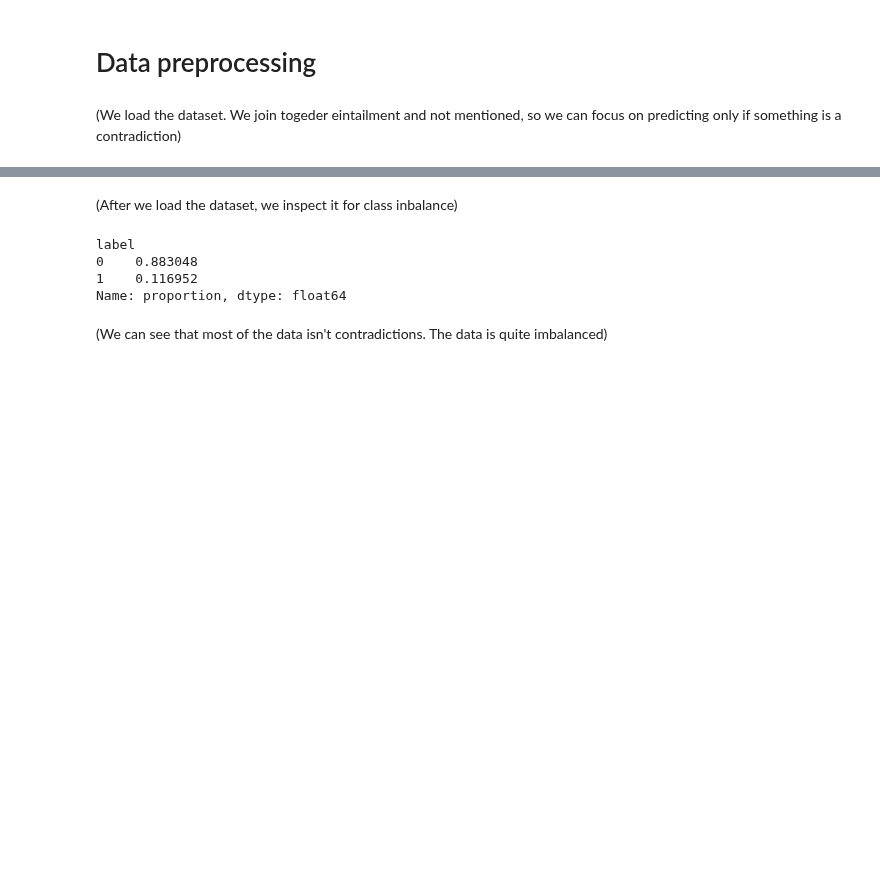
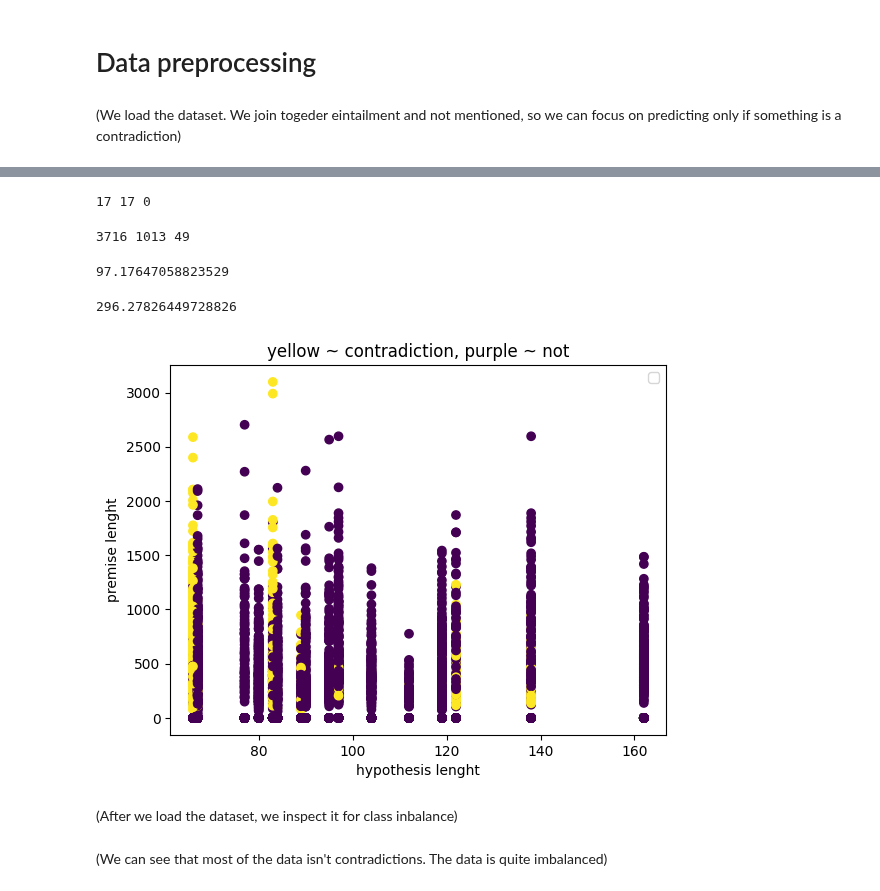
Before and after one commit to IS-NLP/SkupnoAng, a Jupyter notebook: preprocess.ipynb, the cells around one changed output, grey strips where cells are left out. Drawn from its saved outputs; the diff is of its cells as text; code cells hidden in the pictures; blank space fills up the shorter version.

```diff
--- a/preprocess.ipynb
+++ b/preprocess.ipynb
@@ -0,0 +3,7 @@
+# %%
+import torch
+from datasets import load_dataset
+import pandas as pd
+
+data = load_dataset("json", data_files="./data/Slovene dataset/SPZ_contradictions_final.json")
+df = pd.DataFrame(data["train"])
@@ -89,14 +533,43 @@ train_data = train_data.drop("doc_id", axis=1)
 train_data = train_data.drop("key", axis=1)
 test_data = test_data.drop("doc_id", axis=1)
 test_data = test_data.drop("key", axis=1)
+# %%
+(train_hypothesis,test_hypothesis) = (set(train_data['hypothesis']), set(test_data['hypothesis']))
+print(len(train_hypothesis), len(test_hypothesis), len(train_hypothesis.difference(test_hypothesis))) # all hypothesis are the same
+# %% [output]
+17 17 0
+# %%
+(train_premise,test_premise) = (set(train_data['premise']), set(test_data['premise']))
+print(len(train_premise), len(test_premise), len(train_premise)-len(train_premise.difference(test_premise))) # they only share 49 premises
+# %% [output]
+3716 1013 49
+# %%
+h_lens = train_data['hypothesis'].map(len)
+print(sum(h_lens)/len(h_lens))
+# %% [output]
+97.17647058823529
+# %%
+h_lens = train_data['premise'].map(len)
+print(sum(h_lens)/len(h_lens))
+# %% [output]
+296.27826449728826
+# %%
+import matplotlib.pyplot as plt
+
+def vis_len_dependance(data):
+    h = data['hypothesis'].map(len)
+    p = data['premise'].map(len)
+    c = data['label'].map(label_map)
+    plt.scatter(h,p,c=c, )
+    plt.legend()
+    plt.xlabel("hypothesis lenght")
+    plt.ylabel("premise lenght")
+    plt.title("yellow ~ contradiction, purple ~ not")
+vis_len_dependance(df)
+plt.show()
+# %% [output]
+[figure, added]
 # %% [markdown]
 (After we load the dataset, we inspect it for class inbalance)
-# %%
-train_data["label"].value_counts(normalize=True)
-# %% [output]
-label
-0    0.883048
-1    0.116952
-Name: proportion, dtype: float64
 # %% [markdown]
 (We can see that most of the data isn't contradictions. The data is quite imbalanced)
```
Also changed, not shown: parts of 46 cells of this notebook, 2 other files.
